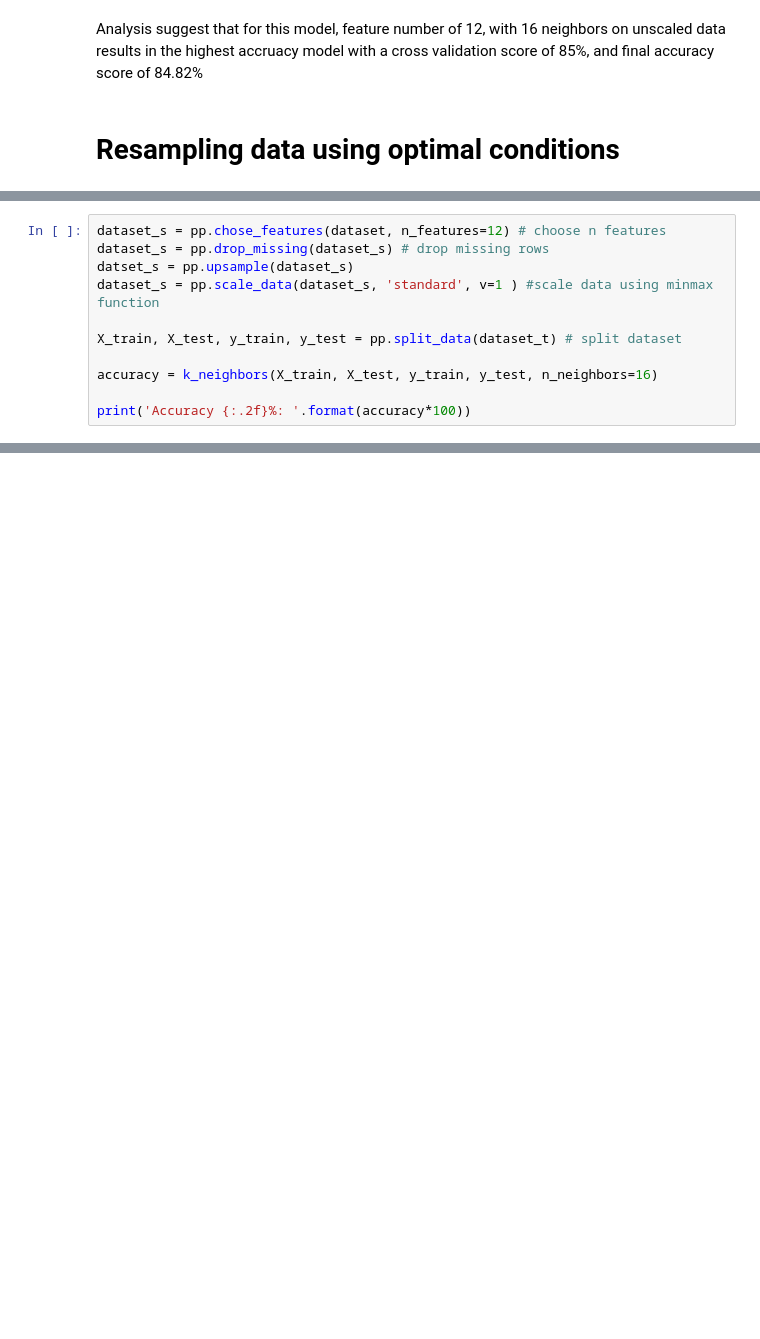
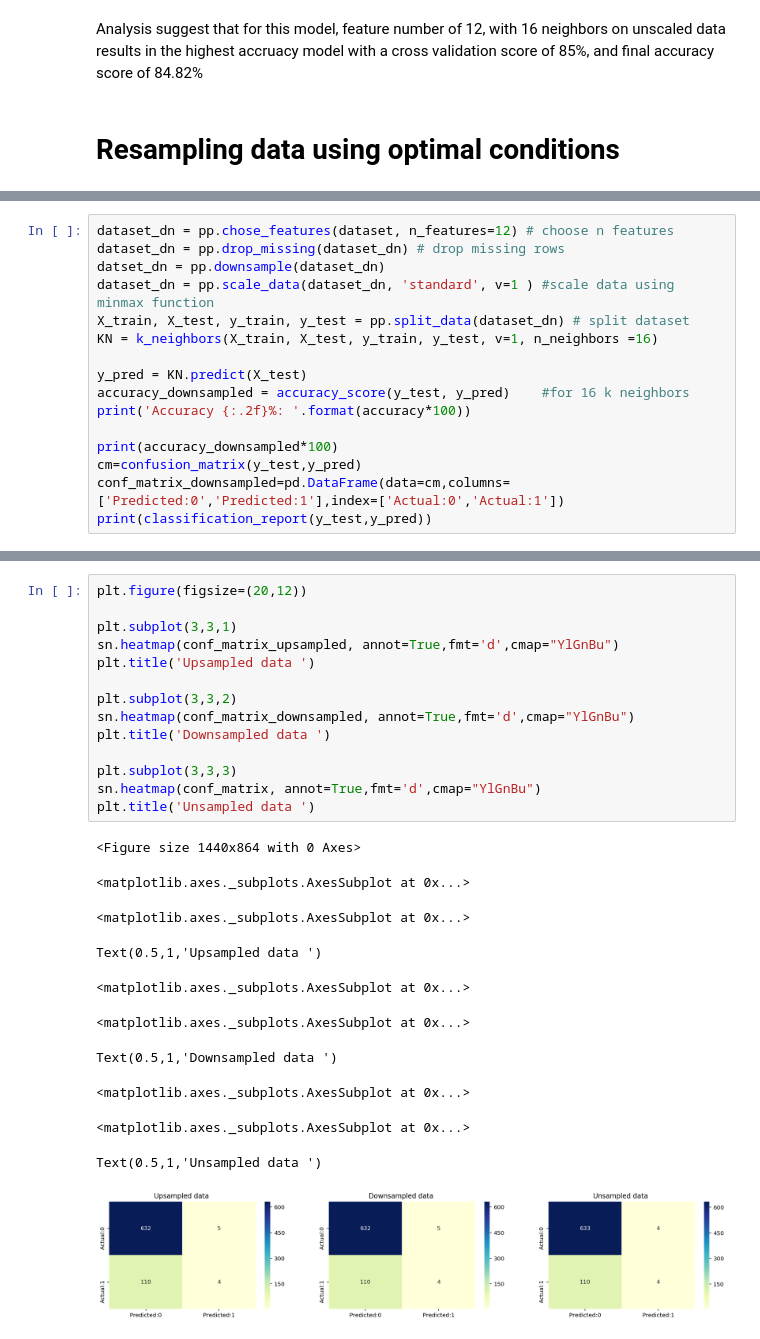
Before and after one commit to ljhowell/machine-learning_CHD, a Jupyter notebook: K_neighbours.ipynb, the cells around one changed output, grey strips where cells are left out. Drawn from its saved outputs; the diff is of its cells as text; blank space fills up the shorter version.

Commit message:
update using up/down scale

```diff
--- a/K_neighbours.ipynb
+++ b/K_neighbours.ipynb
@@ -330,12 +329,17 @@ Analysis suggest that for this model, feature number of 12, with 16 neighbors on
 # %%
-dataset_s = pp.chose_features(dataset, n_features=12) # choose n features
-dataset_s = pp.drop_missing(dataset_s) # drop missing rows
-datset_s = pp.upsample(dataset_s)
-dataset_s = pp.scale_data(dataset_s, 'standard', v=1 ) #scale data using minmax function
+dataset_dn = pp.chose_features(dataset, n_features=12) # choose n features
+dataset_dn = pp.drop_missing(dataset_dn) # drop missing rows
+datset_dn = pp.downsample(dataset_dn)
+dataset_dn = pp.scale_data(dataset_dn, 'standard', v=1 ) #scale data using minmax function
+X_train, X_test, y_train, y_test = pp.split_data(dataset_dn) # split dataset
+KN = k_neighbors(X_train, X_test, y_train, y_test, v=1, n_neighbors =16)
 
-X_train, X_test, y_train, y_test = pp.split_data(dataset_t) # split dataset
+y_pred = KN.predict(X_test)
+accuracy_downsampled = accuracy_score(y_test, y_pred)    #for 16 k neighbors
+print('Accuracy {:.2f}%: '.format(accuracy*100))
 
-accuracy = k_neighbors(X_train, X_test, y_train, y_test, n_neighbors=16)
-
-print('Accuracy {:.2f}%: '.format(accuracy*100))
+print(accuracy_downsampled*100)
+cm=confusion_matrix(y_test,y_pred)
+conf_matrix_downsampled=pd.DataFrame(data=cm,columns=['Predicted:0','Predicted:1'],index=['Actual:0','Actual:1'])
+print(classification_report(y_test,y_pred))
 # %% [output]
@@ -342,0 +361,26 @@ AttributeError: module 'preprocessing_ml' has no attribute 'upsample'
+# %%
+plt.figure(figsize=(20,12))
+
+plt.subplot(3,3,1)
+sn.heatmap(conf_matrix_upsampled, annot=True,fmt='d',cmap="YlGnBu")
+plt.title('Upsampled data ')
+
+plt.subplot(3,3,2)
+sn.heatmap(conf_matrix_downsampled, annot=True,fmt='d',cmap="YlGnBu")
+plt.title('Downsampled data ')
+
+plt.subplot(3,3,3)
+sn.heatmap(conf_matrix, annot=True,fmt='d',cmap="YlGnBu")
+plt.title('Unsampled data ')
+# %% [output]
+<Figure size 1440x864 with 0 Axes>
+<matplotlib.axes._subplots.AxesSubplot at 0x...>
+<matplotlib.axes._subplots.AxesSubplot at 0x...>
+Text(0.5,1,'Upsampled data ')
+<matplotlib.axes._subplots.AxesSubplot at 0x...>
+<matplotlib.axes._subplots.AxesSubplot at 0x...>
+Text(0.5,1,'Downsampled data ')
+<matplotlib.axes._subplots.AxesSubplot at 0x...>
+<matplotlib.axes._subplots.AxesSubplot at 0x...>
+Text(0.5,1,'Unsampled data ')
+[figure, added]
```
Also changed, not shown: parts of 19 cells of this notebook, 2 other files.
